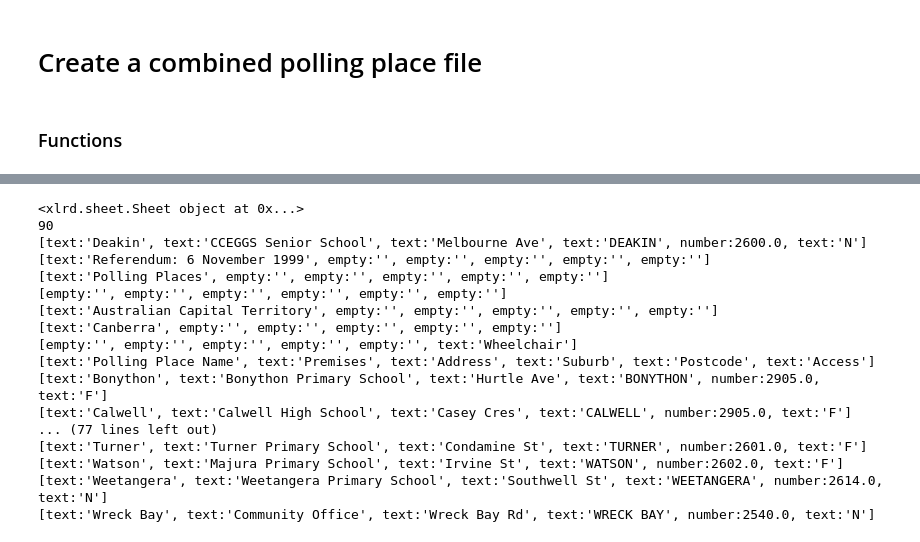
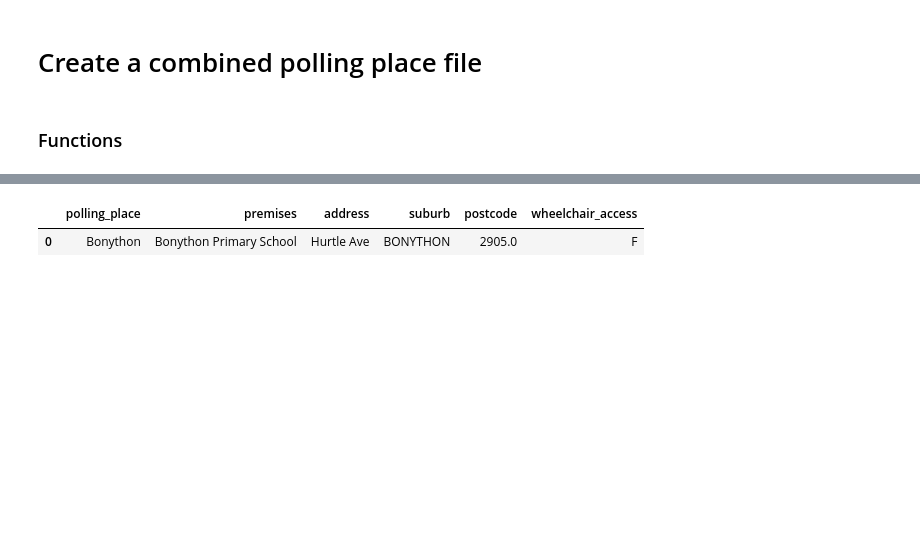
Before and after one commit to jaketclarke/australian_referenda, a Jupyter notebook: referenda_data_cleanup.ipynb, the cells around one changed output, grey strips where cells are left out. Saved outputs shown, nothing was run; the diff lists cells and outputs as text; code cells hidden in the pictures; blank space fills up the shorter version.

Commit message:
code succesfully reading one polling place file to a df

```diff
--- a/referenda_data_cleanup.ipynb
+++ b/referenda_data_cleanup.ipynb
@@ -445,48 +447,59 @@ We need to loop through each row of the spreadsheet, keeping values if each colu
 
 We also need to populate a state column from the file name
 # %%
-#Polling Place Name	Premises	Address	Suburb	Postcode	Access
+#
 file = '1999_referenda/polling_places/ppsact.xls'
 
 x = xlrd.open_workbook(file)
 x_sheet = x.sheet_by_index(0)
-print(x_sheet)
-print(x_sheet.nrows)
 # date = x_sheet.cell(0,0).value.strip()
 # referenda = x_sheet.cell(5,0).value.strip()
 # state = x_sheet.cell(8,0).value.strip()
 # electorate = x_sheet.cell(9,0).value.strip()
-print(x_sheet.row_slice(
-    rowx=15,
-    start_colx=0,
-    end_colx=8
-))
 
-for row in range(x_sheet.nrows):
+columns = [
+    'polling_place',
+    'premises',
+    'address',
+    'suburb',
+    'postcode',
+    'wheelchair_access'
+]
+
+df_polling_places = pd.DataFrame()
+
+for rowindex in range(x_sheet.nrows):
 #         for column in range(sheet.ncols):
 #             print "row::::: ", row
 #             print "column:: ", column
 #             print "value::: ", sheet.cell(row,column).value
-    print(x_sheet.row_slice(
-        rowx=row,
+    row_slice = x_sheet.row_slice(
+        rowx=rowindex,
         start_colx=0,
         end_colx=8
-    ))
+    )
+
+    # row list
+    row = []
+
+    # take keys off the row
+    for cell in row_slice:
+        row.append(cell.value)
+
+    # if there are no blank cells
+    test = row.count('')
+    if test == 0:
+        # and if it isn't the header row
+        if row[0] != 'Polling Place Name':
+
+            df = pd.DataFrame(data=[row], columns = columns)
+
+            if df_polling_places.empty:
+                df_polling_places = df
+            else:
+                df_polling_places.append(df)
+
+df_polling_places
 # %% [output]
-<xlrd.sheet.Sheet object at 0x...>
-90
-[text:'Deakin', text:'CCEGGS Senior School', text:'Melbourne Ave', text:'DEAKIN', number:2600.0, text:'N']
-[text:'Referendum: 6 November 1999', empty:'', empty:'', empty:'', empty:'', empty:'']
-[text:'Polling Places', empty:'', empty:'', empty:'', empty:'', empty:'']
-[empty:'', empty:'', empty:'', empty:'', empty:'', empty:'']
-[text:'Australian Capital Territory', empty:'', empty:'', empty:'', empty:'', empty:'']
-[text:'Canberra', empty:'', empty:'', empty:'', empty:'', empty:'']
-[empty:'', empty:'', empty:'', empty:'', empty:'', text:'Wheelchair']
-[text:'Polling Place Name', text:'Premises', text:'Address', text:'Suburb', text:'Postcode', text:'Access']
-[text:'Bonython', text:'Bonython Primary School', text:'Hurtle Ave', text:'BONYTHON', number:2905.0, text:'F']
-[text:'Calwell', text:'Calwell High School', text:'Casey Cres', text:'CALWELL', number:2905.0, text:'F']
-... (77 lines left out)
-[text:'Turner', text:'Turner Primary School', text:'Condamine St', text:'TURNER', number:2601.0, text:'F']
-[text:'Watson', text:'Majura Primary School', text:'Irvine St', text:'WATSON', number:2602.0, text:'F']
-[text:'Weetangera', text:'Weetangera Primary School', text:'Southwell St', text:'WEETANGERA', number:2614.0, text:'N']
-[text:'Wreck Bay', text:'Community Office', text:'Wreck Bay Rd', text:'WRECK BAY', number:2540.0, text:'N']
+|  | polling_place | premises | address | suburb | postcode | wheelchair_access |
+| 0 | Bonython | Bonython Primary School | Hurtle Ave | BONYTHON | 2905.0 | F |
```
Also changed, not shown: parts of 1 cell of this notebook.
